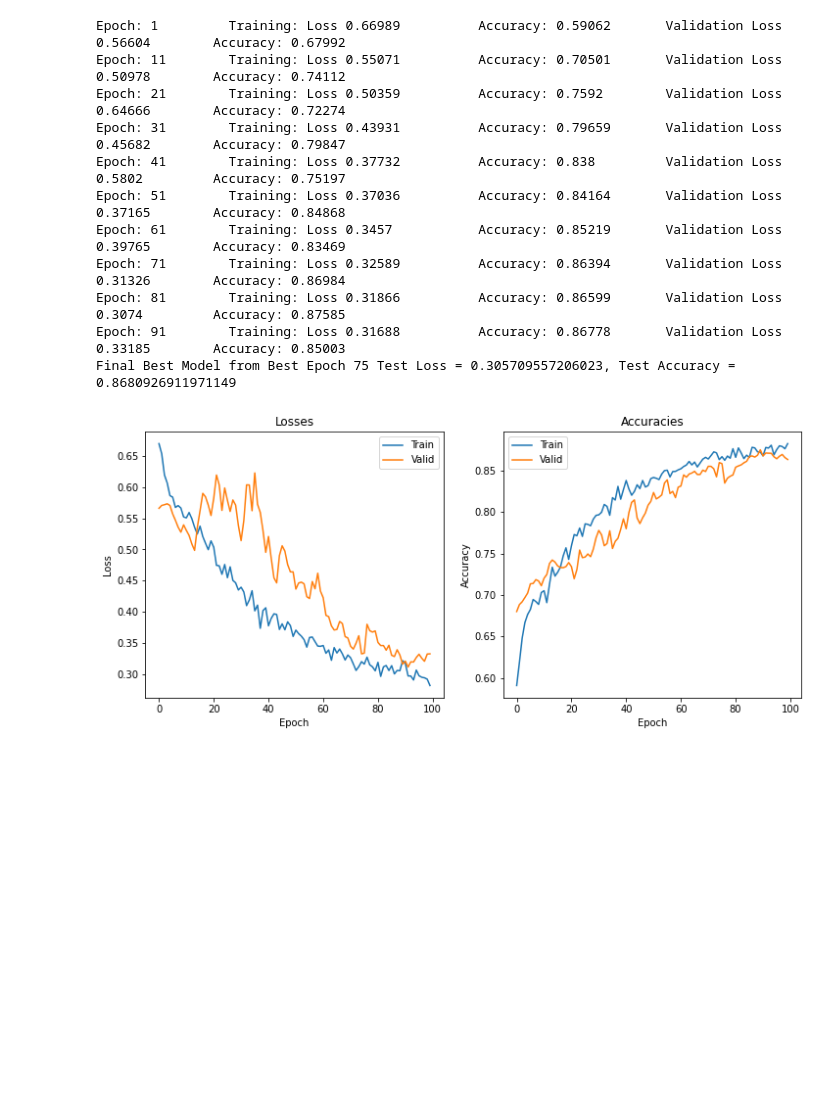
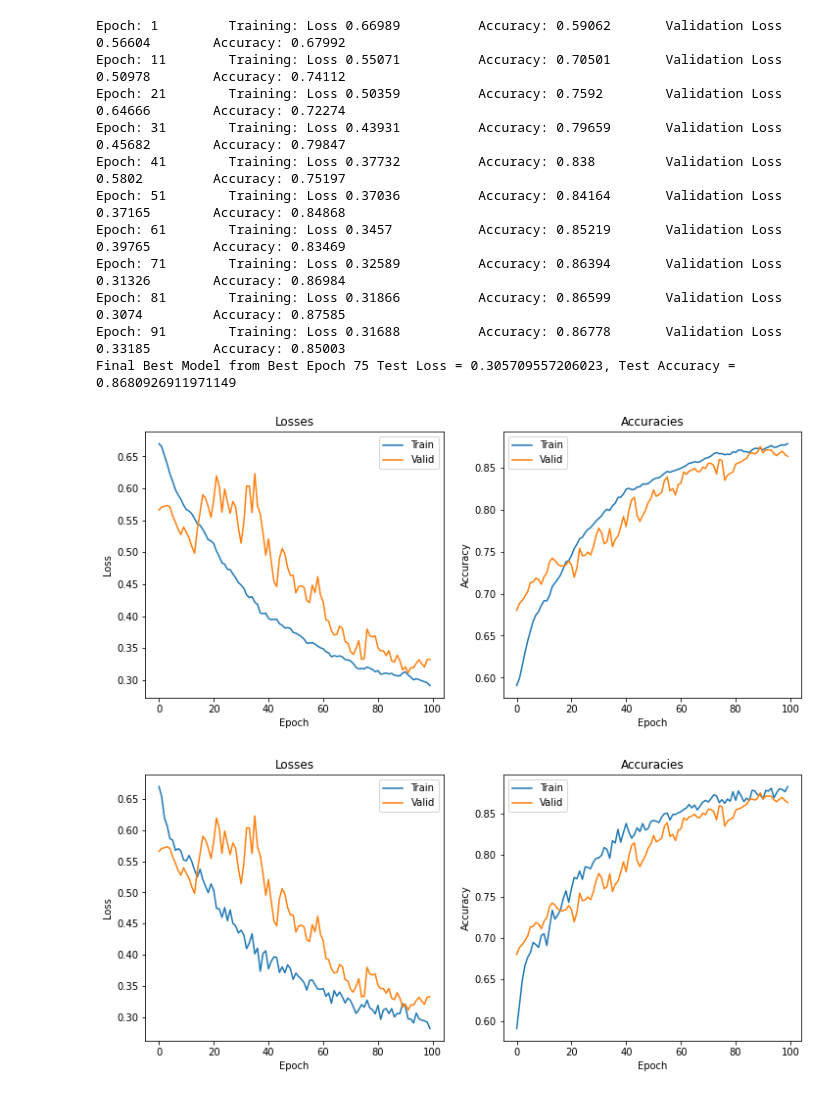
Before and after one commit to rrwabina/CNN-Nodule-Classification, a Jupyter notebook: notebooks/main.ipynb, the cells around one changed output. Drawn from its saved outputs; the diff is of its cells as text; code cells hidden in the pictures; blank space fills up the shorter version.

```diff
--- a/notebooks/main.ipynb
+++ b/notebooks/main.ipynb
@@ -525,6 +525,10 @@ Epoch: 71        Training: Loss 0.32589          Accuracy: 0.86394       Validat
 Epoch: 81        Training: Loss 0.31866          Accuracy: 0.86599       Validation Loss  0.3074         Accuracy: 0.87585
 Epoch: 91        Training: Loss 0.31688          Accuracy: 0.86778       Validation Loss  0.33185        Accuracy: 0.85003
 Final Best Model from Best Epoch 75 Test Loss = 0.305709557206023, Test Accuracy = 0.8680926911971149
+# %%
+plot_metrics(train_losses, valid_losses, train_accurs, valid_accurs)
+# %% [output]
+[figure, added]
 # %%
 plot_metrics(train_losses, valid_losses, train_accurs, valid_accurs)
 # %% [output]
```
